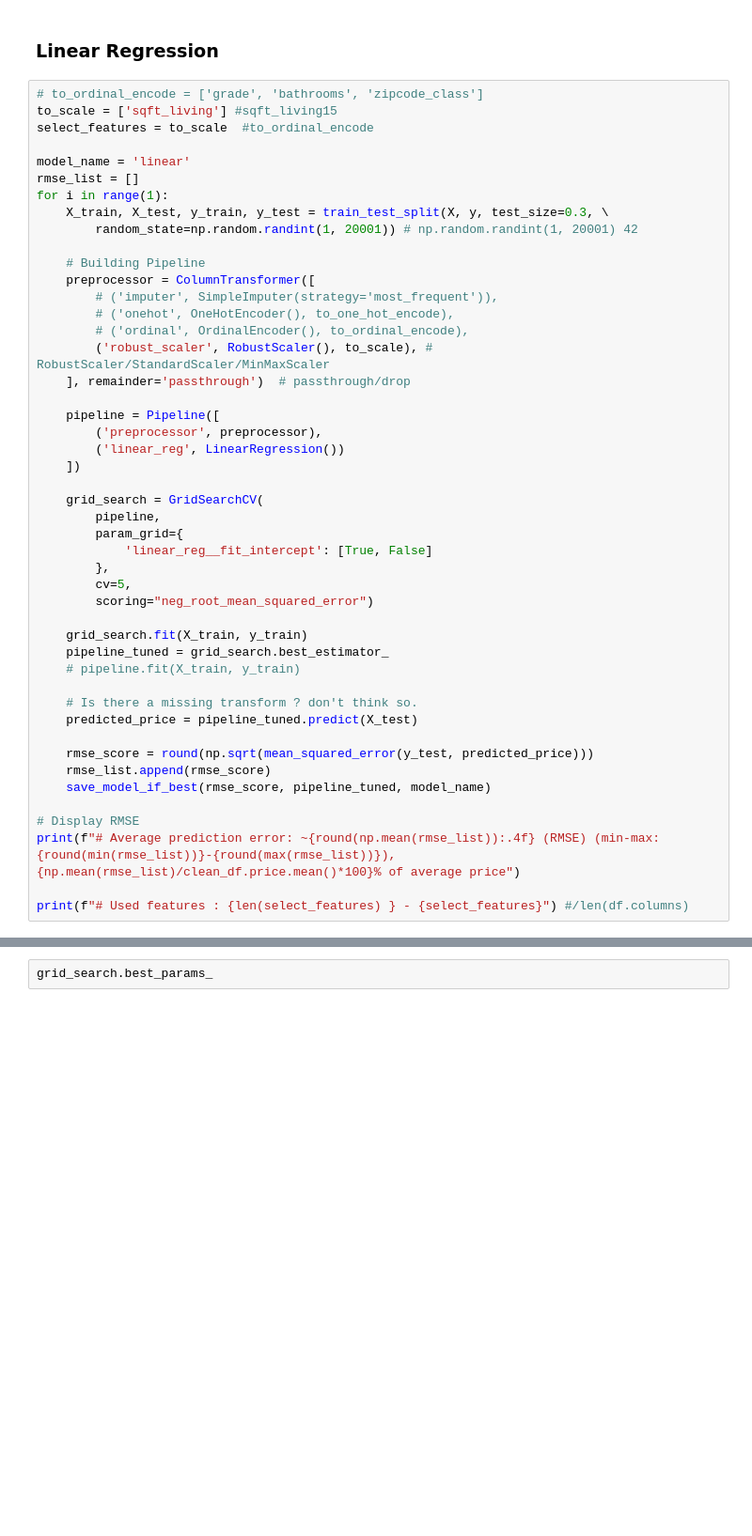
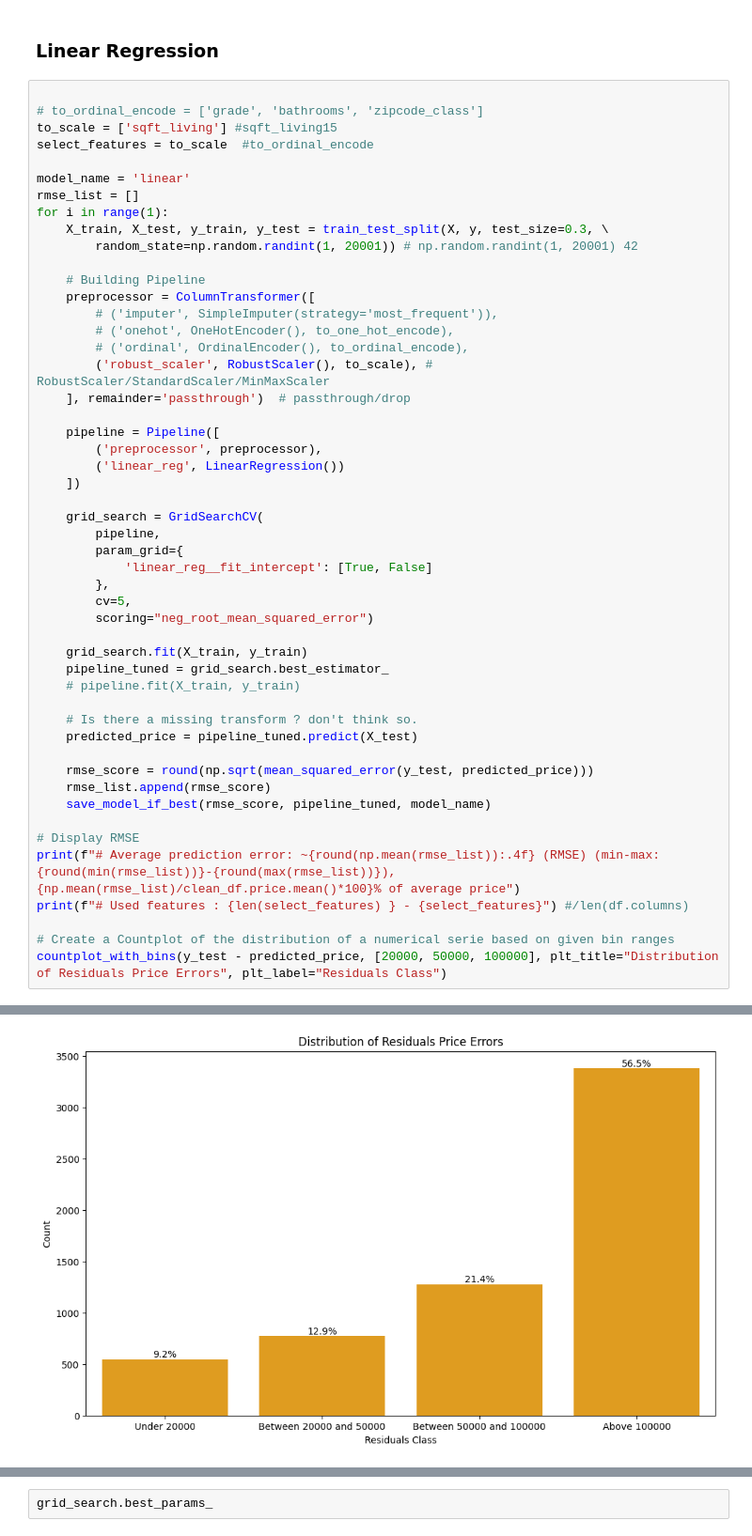
Before and after one commit to julienRactM/apartment-hunter, a Jupyter notebook: machine_learning_notebook.ipynb, the cells around one changed output, grey strips where cells are left out. Shown at 94% size. Saved outputs shown, nothing was run; the diff lists cells and outputs as text; blank space fills up the shorter version.

```diff
--- a/machine_learning_notebook.ipynb
+++ b/machine_learning_notebook.ipynb
@@ -539,6 +538,7 @@ So we are aiming for a better rmse score than -160665
 # %% [markdown]
 ### Linear Regression
 # %%
+
 # to_ordinal_encode = ['grade', 'bathrooms', 'zipcode_class']
 to_scale = ['sqft_living'] #sqft_living15
 select_features = to_scale  #to_ordinal_encode
@@ -583,6 +583,8 @@ for i in range(1):
 
 # Display RMSE
 print(f"# Average prediction error: ~{round(np.mean(rmse_list)):.4f} (RMSE) (min-max:{round(min(rmse_list))}-{round(max(rmse_list))}), {np.mean(rmse_list)/clean_df.price.mean()*100}% of average price")
+print(f"# Used features : {len(select_features) } - {select_features}") #/len(df.columns)
 
-print(f"# Used features : {len(select_features) } - {select_features}") #/len(df.columns)
+# Create a Countplot of the distribution of a numerical serie based on given bin ranges
+countplot_with_bins(y_test - predicted_price, [20000, 50000, 100000], plt_title="Distribution of Residuals Price Errors", plt_label="Residuals Class")
 # %% [output]
@@ -590 +592,2 @@ print(f"# Used features : {len(select_features) } - {select_features}") #/len(df
 # Used features : 1 - ['sqft_living']
+[figure, added]
```
Also changed, not shown: parts of 60 cells of this notebook, 3 other files.
